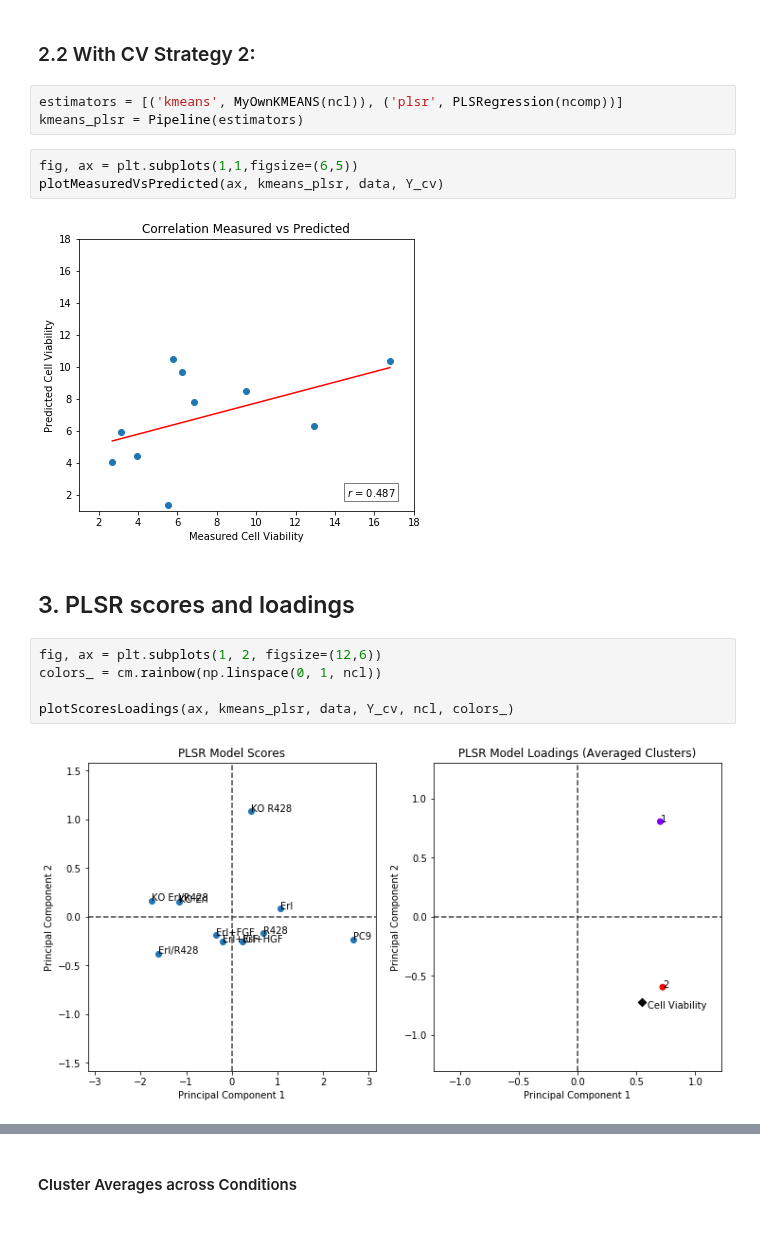
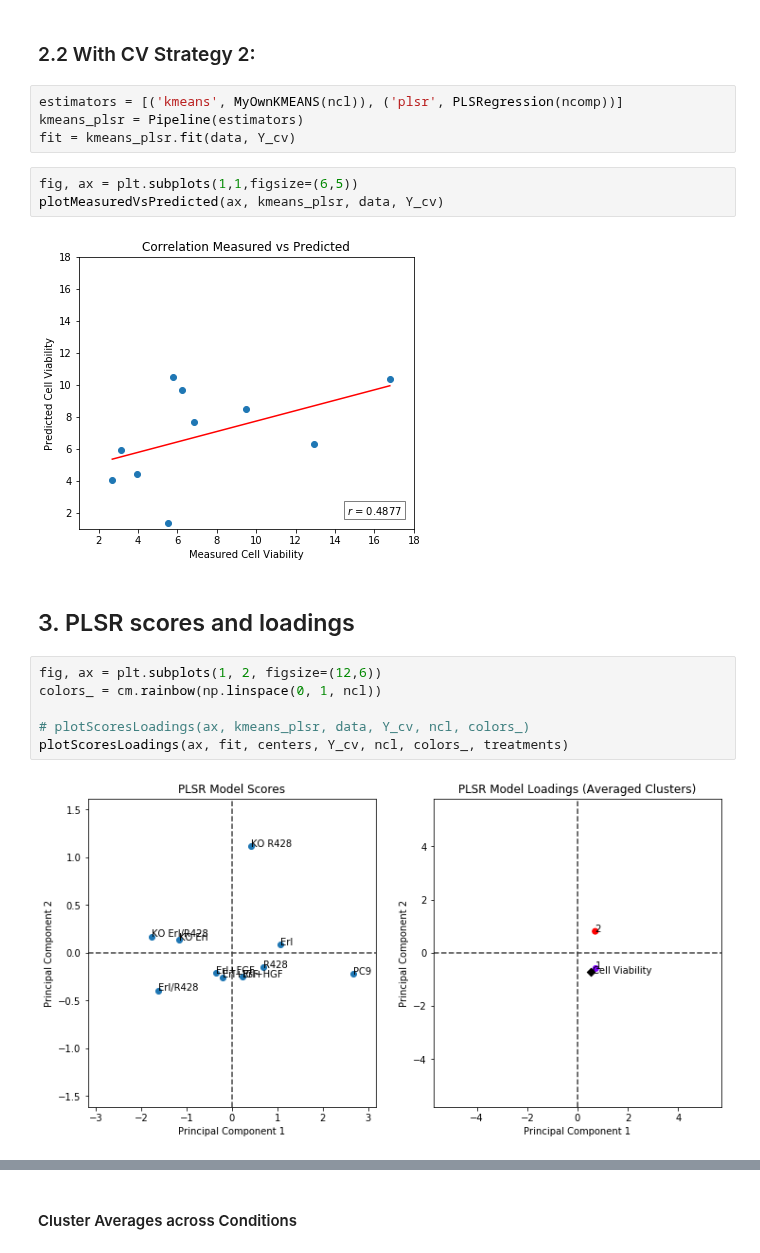
Before and after one commit to meyer-lab/DDMC, a Jupyter notebook: Figure2_kmeansPLSR.ipynb, the cells around one changed output, grey strips where cells are left out. Drawn from its saved outputs; the diff is of its cells as text.

```diff
--- a/Figure2_kmeansPLSR.ipynb
+++ b/Figure2_kmeansPLSR.ipynb
@@ -93,20 +93,22 @@ plt.title("Correlation Measured vs Predicted - Fixed Clustered Data");
 # %%
 estimators = [('kmeans', MyOwnKMEANS(ncl)), ('plsr', PLSRegression(ncomp))]
 kmeans_plsr = Pipeline(estimators)
+fit = kmeans_plsr.fit(data, Y_cv)
 # %%
 fig, ax = plt.subplots(1,1,figsize=(6,5))
 plotMeasuredVsPredicted(ax, kmeans_plsr, data, Y_cv)
 # %% [output]
-[figure, old version]
+[figure, new version]
 # %% [markdown]
 ## 3. PLSR scores and loadings
 # %%
 fig, ax = plt.subplots(1, 2, figsize=(12,6))
 colors_ = cm.rainbow(np.linspace(0, 1, ncl))
 
-plotScoresLoadings(ax, kmeans_plsr, data, Y_cv, ncl, colors_)
+# plotScoresLoadings(ax, kmeans_plsr, data, Y_cv, ncl, colors_)
+plotScoresLoadings(ax, fit, centers, Y_cv, ncl, colors_, treatments)
 # %% [output]
-[figure, old version]
+[figure, new version]
 # %%
 clustermembers = kmeans_plsr.named_steps.kmeans.clustermembers(ABC.T)
 clustermembers
```
Also changed, not shown: parts of 3 cells of this notebook, 14 other files.
